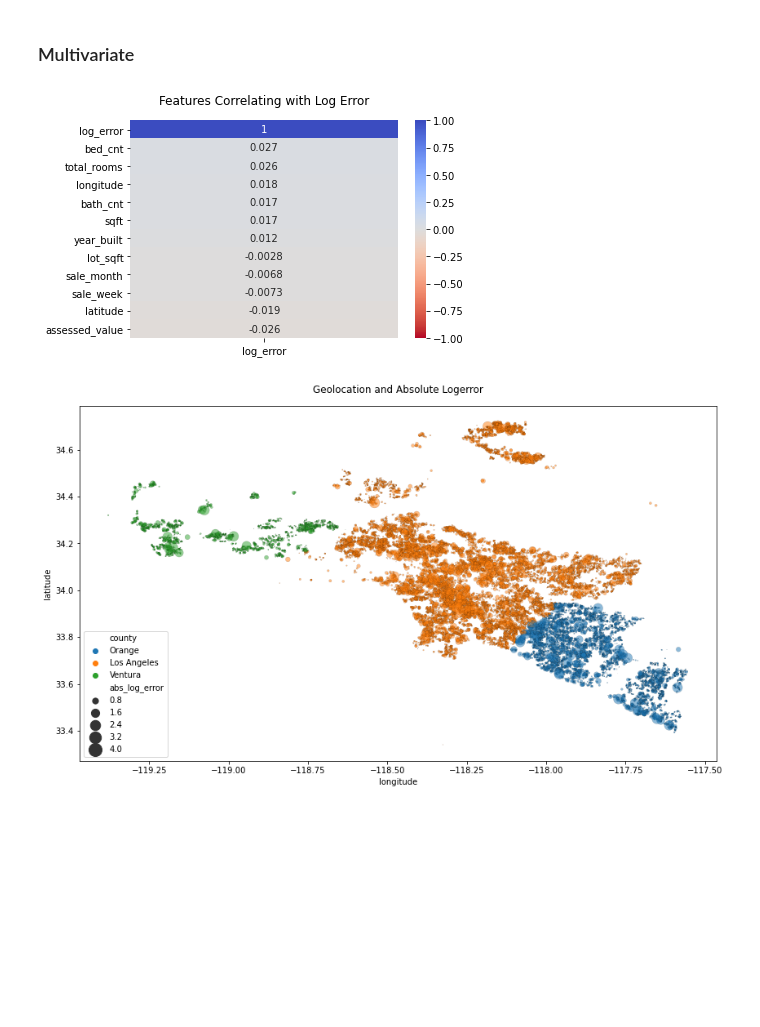
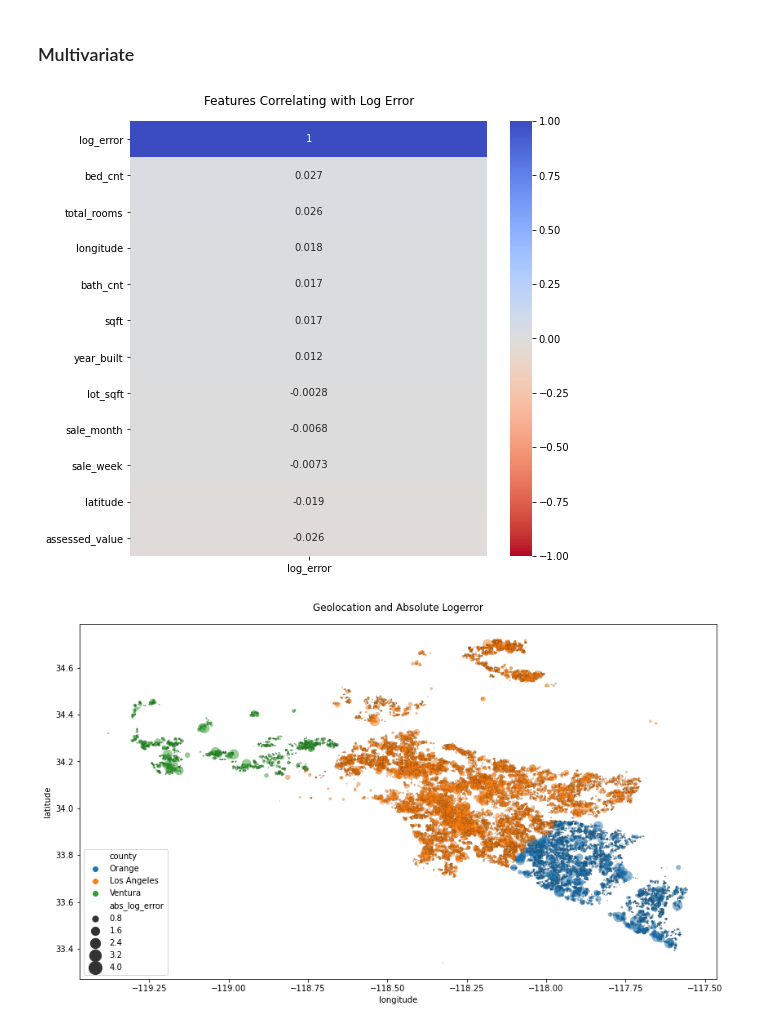
Before and after one commit to adam-talbot/clustering-project, a Jupyter notebook: final_notebook.ipynb, the cells around one changed output. Drawn from its saved outputs; the diff is of its cells as text; code cells hidden in the pictures; blank space fills up the shorter version.

```diff
--- a/final_notebook.ipynb
+++ b/final_notebook.ipynb
@@ -230,10 +259,12 @@ for i, c in enumerate(train_exp.select_dtypes('number').columns):
 # heatmap = sns.heatmap(train_exp.corr(), annot=True, cmap='coolwarm_r', vmin=-1, vmax=1, center=0)
 # heatmap.set_title('Correlation Heatmap for Predictors and Target', pad=16);
 # %%
+# heatmap of correlations for features and target
+plt.figure(figsize=(8,8))
 heatmap = sns.heatmap(train_exp.corr()[['log_error']].sort_values(by='log_error', ascending=False), annot=True, cmap='coolwarm_r', vmin=-1, vmax=1 );
 heatmap.set_title('Features Correlating with Log Error', pad=16);
 # %% [output]
-[figure, old version]
+[figure, new version]
 # %%
 train_exp['abs_log_error'] = train_exp.log_error.apply(lambda x: x if x >= 0 else -x)
 plt.figure(figsize=(14,8))
```
Also changed, not shown: parts of 70 cells of this notebook, 2 other files.
